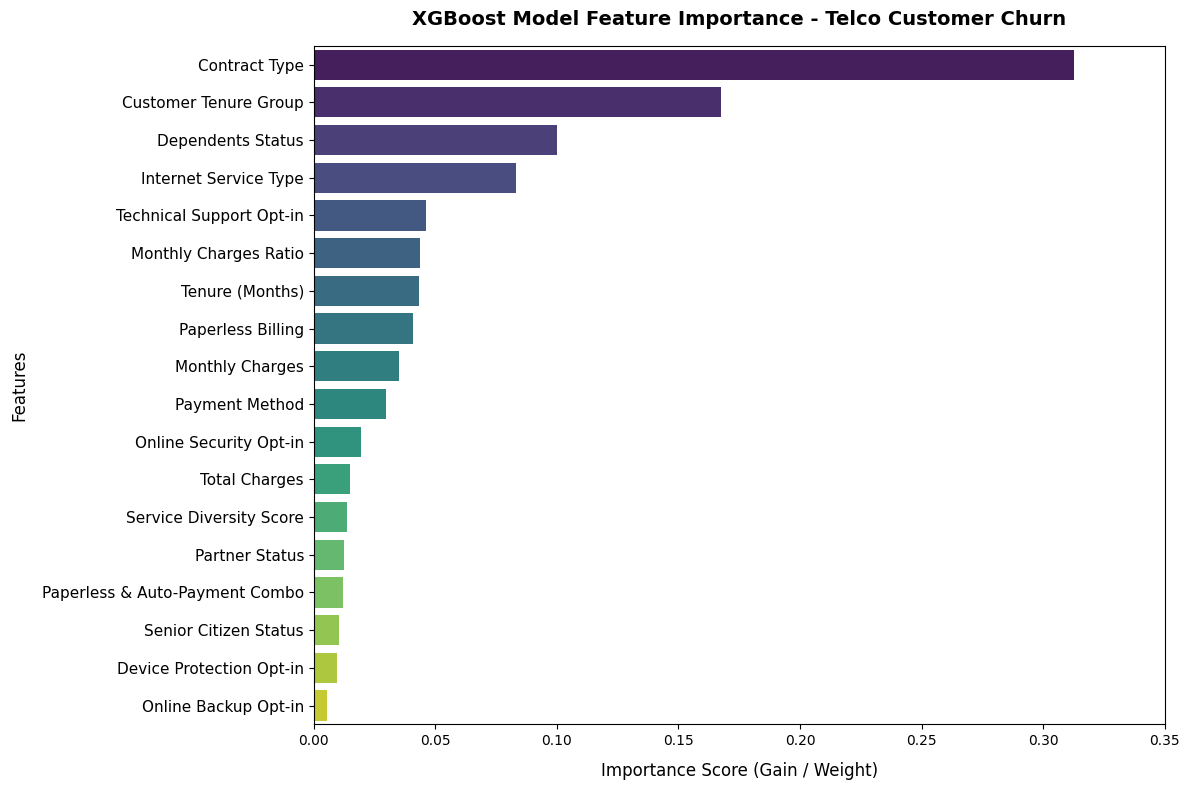
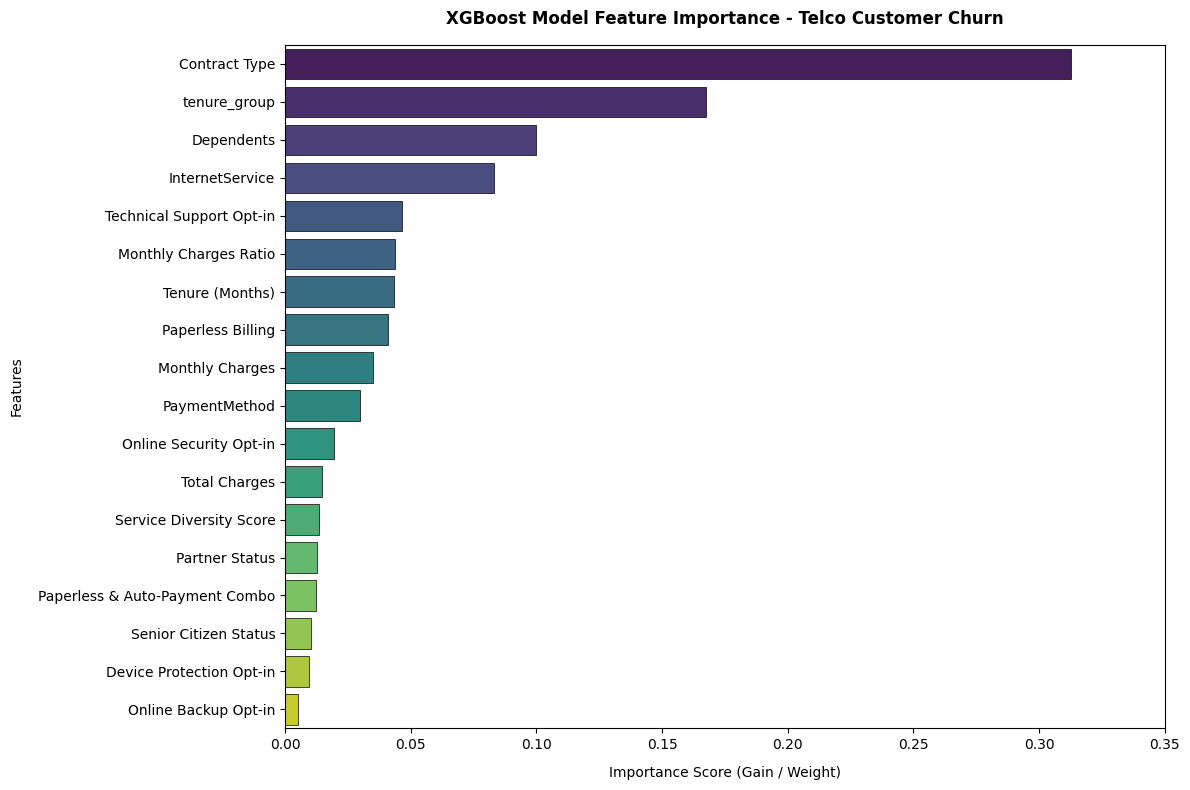
Unified diff of the notebook cell whose output changed from the first chart to the second:
--- before
+++ after
@@ -1,3 +1,8 @@
-# 5. Extract, clean, and visualize Feature Importance
+import pandas as pd
+import numpy as np
+import matplotlib.pyplot as plt
+import seaborn as sns
+
+# 1. Extract, clean, and visualize Feature Importance
 feature_names = best_xgb.feature_names_in_ 
 importances = best_xgb.feature_importances_
@@ -13,13 +18,26 @@
 
 # Dùng Regex để xóa triệt để tiền tố 'encoder__' hoặc 'remainder__' và xóa khoảng trắng thừa
-importance_df['Feature'] = importance_df['Feature'].str.replace(r'^(encoder__|remainder__)', '', regex=True).str.strip()
+importance_df['Feature'] = (
+    importance_df['Feature']
+    .str.replace(r'^(encoder__|remainder__)', '', regex=True)
+    .str.strip()
+)
 
-# --- CUSTOM FEATURE MAPPING FOR ACADEMIC REPORTING ---
-# Bảng từ điển map TOÀN BỘ 18 cột ra tên hiển thị chuẩn mực
+# 2. Bảng từ điển map TOÀN BỘ 25 cột
 custom_names = {
-    'Dependents': 'Dependents Status',
-    'PaymentMethod': 'Payment Method',
-    'InternetService': 'Internet Service Type',
-    'tenure_group': 'Customer Tenure Group',
+    # Nhóm biến sinh ra từ One-Hot Encoding
+    'Dependents_Yes': 'Dependents: Yes',
+    'PaymentMethod_Credit card (automatic)': 'Payment Method: Credit Card (Auto)',
+    'PaymentMethod_Electronic check': 'Payment Method: Electronic Check',
+    'PaymentMethod_Mailed check': 'Payment Method: Mailed Check',
+    'InternetService_Fiber optic': 'Internet Service: Fiber Optic',
+    'InternetService_No': 'Internet Service: None',
+    'tenure_group_13-24 months': 'Tenure Group: 13-24 Months',
+    'tenure_group_25-36 months': 'Tenure Group: 25-36 Months',
+    'tenure_group_37-48 months': 'Tenure Group: 37-48 Months',
+    'tenure_group_49-60 months': 'Tenure Group: 49-60 Months',
+    'tenure_group_61-72 months': 'Tenure Group: 61-72 Months',
+    
+    # Nhóm biến số / Nhị phân giữ nguyên (Remainder)
     'SeniorCitizen': 'Senior Citizen Status',
     'Partner': 'Partner Status',
@@ -33,4 +51,6 @@
     'DeviceProtection': 'Device Protection Opt-in',
     'TechSupport': 'Technical Support Opt-in',
+    
+    # Nhóm Feature Engineering
     'service_diversity': 'Service Diversity Score',
     'monthly_charges_ratio': 'Monthly Charges Ratio',
@@ -38,5 +58,8 @@
 }
 
-# Áp dụng từ điển mapping, nếu không có trong dict thì trả về tên gốc (tránh lỗi null)
+# ==========================================
+# 3. ÁP DỤNG MAPPING (ĐÃ SỬA LỖI)
+# ==========================================
+# Thay 'coef_df' thành 'importance_df' và ghi đè thẳng lên cột 'Feature'
 importance_df['Feature'] = importance_df['Feature'].map(custom_names).fillna(importance_df['Feature'])
 
@@ -44,29 +67,51 @@
 importance_df = importance_df.sort_values(by='Importance', ascending=False)
 
-# Plot Feature Importance using Seaborn
+
+# ==========================================
+# 4. VẼ BIỂU ĐỒ FEATURE IMPORTANCE
+# ==========================================
 plt.figure(figsize=(12, 8))
-sns.barplot(x='Importance', y='Feature', data=importance_df, palette='viridis')
 
-plt.title('XGBoost Model Feature Importance - Telco Customer Churn', fontsize=14, fontweight='bold', pad=15)
-plt.xlabel('Importance Score (Gain / Weight)', fontsize=12, labelpad=10)
-plt.ylabel('Features', fontsize=12, labelpad=10)
-plt.yticks(fontsize=11)
+# Vẽ Barplot ngang, thêm viền đen mảnh cho sắc nét
+sns.barplot(
+    x='Importance', 
+    y='Feature', 
+    data=importance_df, 
+    palette='viridis',
+    edgecolor='black',
+    linewidth=0.5
+)
+
+# Cấu hình Tiêu đề và Nhãn chuẩn học thuật
+plt.title('XGBoost Model Feature Importance - Telco Customer Churn', fontweight='bold', pad=15)
+plt.xlabel('Importance Score (Gain / Weight)', labelpad=10)
+plt.ylabel('Features', labelpad=10)
+
+# Cấu hình chia vạch trục X (nếu dữ liệu thực tế vượt quá 0.40, bạn có thể comment lại dòng này)
 plt.xticks(np.arange(0, 0.40, 0.05))
+
+# Tối ưu layout
 plt.tight_layout()
+
+# Lưu hình ảnh chuẩn in ấn LaTeX (dpi=300)
+save_path = 'xgboost_feature_importance.png'
+plt.savefig(save_path, dpi=300, bbox_inches='tight', transparent=False, facecolor='white')
+print(f"Đã lưu biểu đồ thành công tại: {save_path}\n")
+
 plt.show()
 
+
 # ==========================================
-# IN KẾT QUẢ RA CONSOLE (Đã xóa đoạn lặp)
+# 5. IN KẾT QUẢ RA CONSOLE
 # ==========================================
-# 1. Bổ sung cột phần trăm
+# Bổ sung cột phần trăm
 importance_df["Importance (%)"] = (importance_df["Importance"] * 100).round(2)
 
-# 2. In kết quả ra màn hình
-print("\n📌 Top 5 Most Influential Features Driving Customer Churn:")
+print("📌 Top 5 Most Influential Features Driving Customer Churn:")
 print("-" * 65)
 
 cols_to_print = ["Feature", "Importance (%)"]
 
-# Dùng float_format để ép buộc chỉ in đúng 2 số thập phân
+# In ra giới hạn 5 cột đầu tiên
 print(
     importance_df[cols_to_print]

Commit: Update: Notebooks all